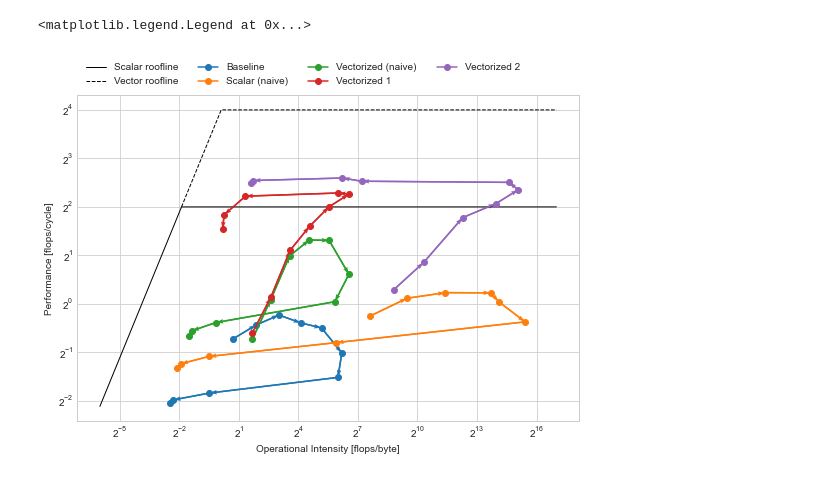
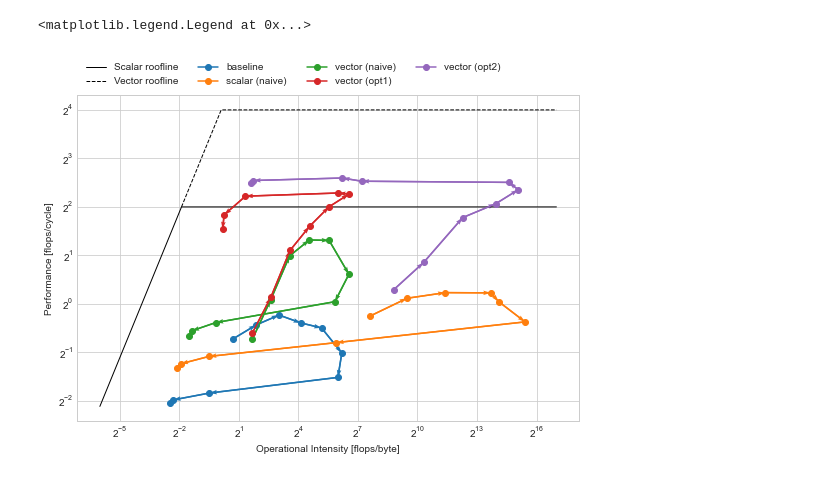
Before and after one commit to ManuelNowack/t-SNE, a Jupyter notebook: analysis/plots/T-SNE roofline.ipynb, the cells around one changed output. Saved outputs shown, nothing was run; the diff lists cells and outputs as text; code cells hidden in the pictures.

```diff
--- a/analysis/plots/T-SNE roofline.ipynb
+++ b/analysis/plots/T-SNE roofline.ipynb
@@ -41,20 +41,20 @@ v5 = get_perf('tsne_no_vars', tsne_bench, lambda n : 2788.5*n*n + 380.5*n + 100*
 # %%
 fig, ax = plt.subplots(figsize=(9,6))
 beta = 14.8 #bytes/cycle
 ax.plot([1/64, 4/beta, 2**17], [beta/64, 4, 4], color='k', lw=1, label='Scalar roofline')
 ax.plot([4/beta, 16/beta, 2**17], [4, 16, 16], color='k', lw=1, linestyle='--', label='Vector roofline')
-plot_perf(v1, ax, 'Baseline')
-plot_perf(v2, ax, 'Scalar (naive)')
-plot_perf(v3, ax, 'Vectorized (naive)')
-plot_perf(v4, ax, 'Vectorized 1')
-plot_perf(v5, ax, 'Vectorized 2')
+plot_perf(v1, ax, 'baseline')
+plot_perf(v2, ax, 'scalar (naive)')
+plot_perf(v3, ax, 'vector (naive)')
+plot_perf(v4, ax, 'vector (opt1)')
+plot_perf(v5, ax, 'vector (opt2)')
 ax.set_xscale('log', base=2)
 ax.set_yscale('log', base=2)
 ax.set_xlabel('Operational Intensity [flops/byte]')
 ax.set_ylabel('Performance [flops/cycle]')
 ax.legend(bbox_to_anchor=(0, 1, 1, 0), loc="lower left", ncol=4)
 # %% [output]
 <matplotlib.legend.Legend at 0x...>
-[figure, old version]
+[figure, new version]
 # %%
 fig.savefig('tsne_roofline.pdf', bbox_inches='tight')
```
Also changed, not shown: 1 other file.
